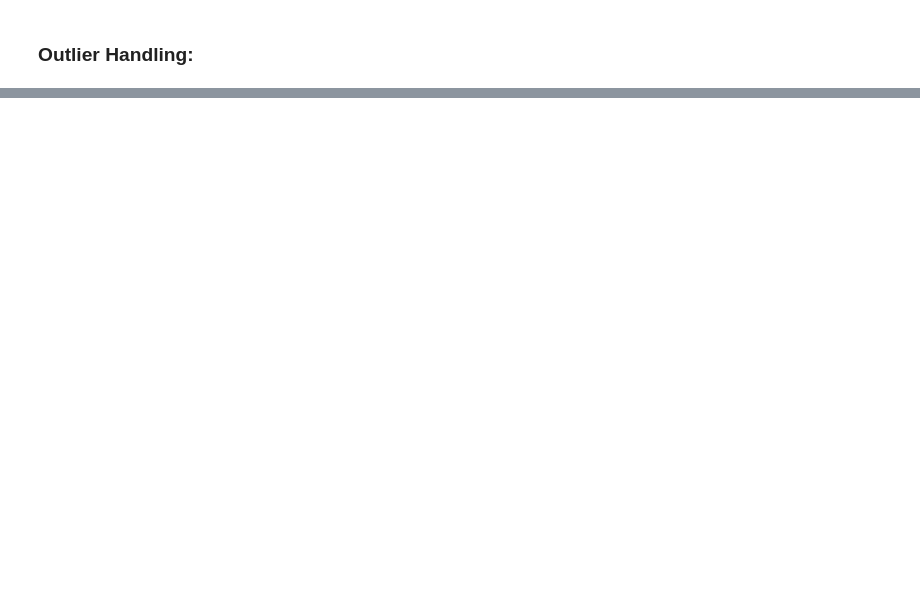
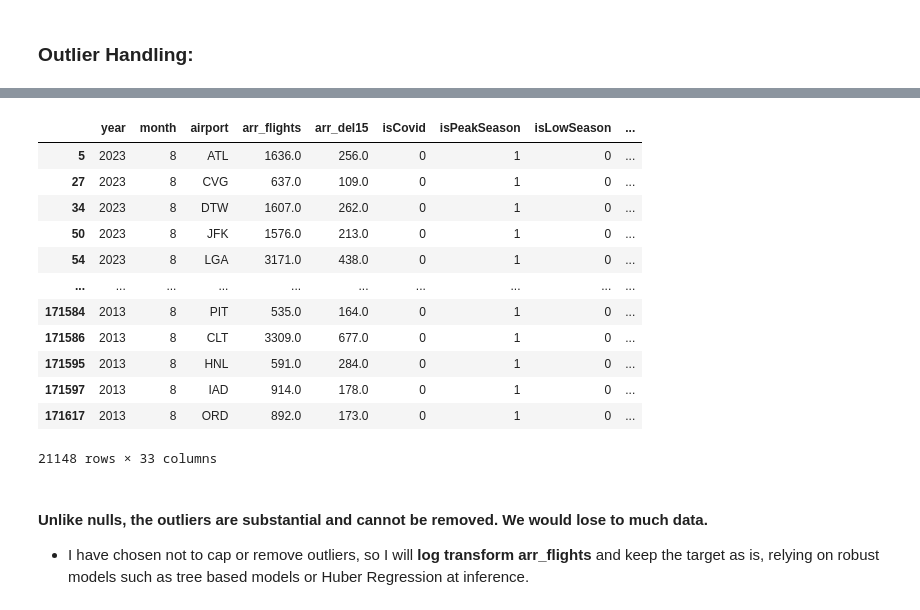
Before and after one commit to AnastasiaRassi/Forecasting-Flight-Delays-Monthly, a Jupyter notebook: notebooks/01_eda_cleaning.ipynb, the cells around one changed output, grey strips where cells are left out. Drawn from its saved outputs; the diff is of its cells as text; code cells hidden in the pictures; blank space fills up the shorter version.

```diff
--- a/notebooks/01_eda_cleaning.ipynb
+++ b/notebooks/01_eda_cleaning.ipynb
@@ -501,0 +498,30 @@ dtype: int64
+# %%
+# let's start off by getting the outliers in arr_del15
+# Mathematically, the outlier is calculated  using IQR (Interquartile Range) method; Where the lower
+# bound is Q1 - 1.5*IQR and upper bound is Q3 + 1.5*IQR. A value below the lower bound or above the
+# upper bound is considered an outlier.
+
+Q1 = df['arr_del15'].quantile(0.25)
+Q3 = df['arr_del15'].quantile(0.75)
+IQR = Q3 - Q1
+lower_bound = Q1 - 1.5 * IQR
+upper_bound = Q3 + 1.5 * IQR
+arr_del15_outliers = df[(df['arr_del15'] < lower_bound) | (df['arr_del15'] > upper_bound)]
+arr_del15_outliers
+# %% [output]
+|  | year | month | airport | arr_flights | arr_del15 | isCovid | isPeakSeason | isLowSeason | ... |
+| 5 | 2023 | 8 | ATL | 1636.0 | 256.0 | 0 | 1 | 0 | ... |
+| 27 | 2023 | 8 | CVG | 637.0 | 109.0 | 0 | 1 | 0 | ... |
+| 34 | 2023 | 8 | DTW | 1607.0 | 262.0 | 0 | 1 | 0 | ... |
+| 50 | 2023 | 8 | JFK | 1576.0 | 213.0 | 0 | 1 | 0 | ... |
+| 54 | 2023 | 8 | LGA | 3171.0 | 438.0 | 0 | 1 | 0 | ... |
+| ... | ... | ... | ... | ... | ... | ... | ... | ... | ... |
+| 171584 | 2013 | 8 | PIT | 535.0 | 164.0 | 0 | 1 | 0 | ... |
+| 171586 | 2013 | 8 | CLT | 3309.0 | 677.0 | 0 | 1 | 0 | ... |
+| 171595 | 2013 | 8 | HNL | 591.0 | 284.0 | 0 | 1 | 0 | ... |
+| 171597 | 2013 | 8 | IAD | 914.0 | 178.0 | 0 | 1 | 0 | ... |
+| 171617 | 2013 | 8 | ORD | 892.0 | 173.0 | 0 | 1 | 0 | ... |
+21148 rows × 33 columns
+# %% [markdown]
+#### Unlike nulls, the outliers are substantial and cannot be removed. **We would lose to much data**.
+* I have chosen not to cap or remove outliers, so I will **log transform arr_flights** and keep the target as is, relying on robust  models such as tree based models or Huber Regression at inference.
```
Also changed, not shown: parts of 32 cells of this notebook, 2 other files.
